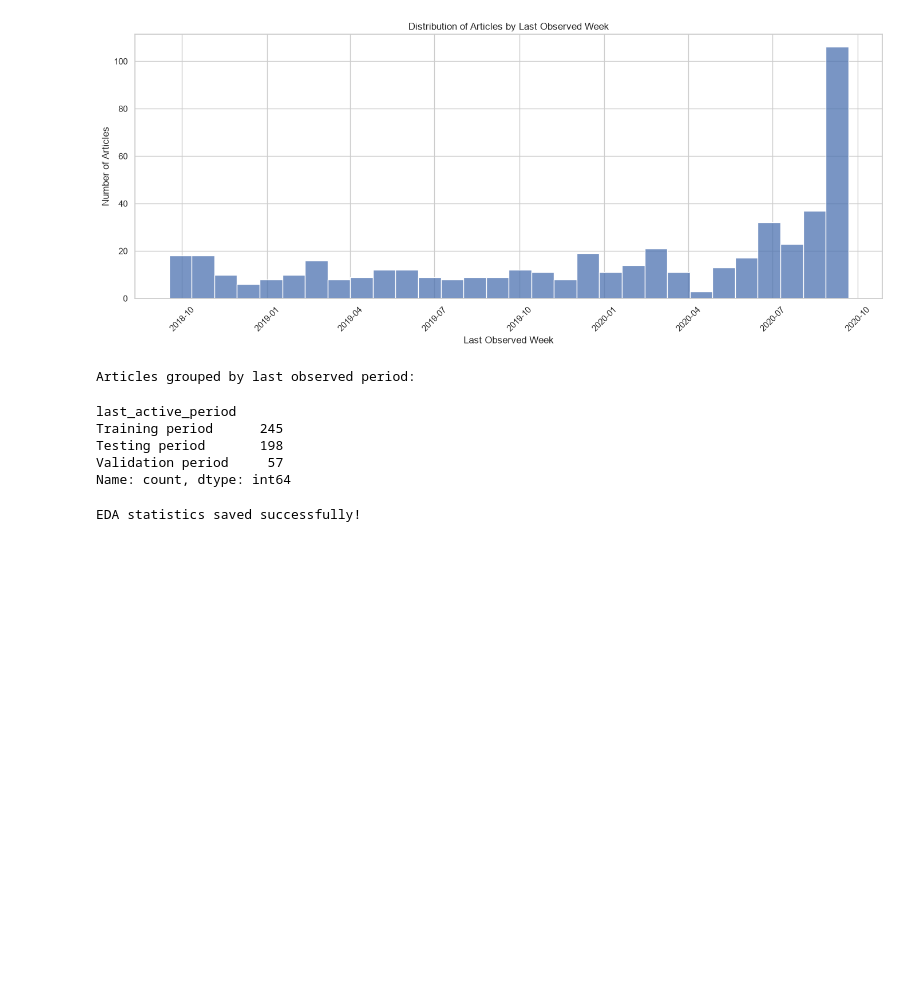
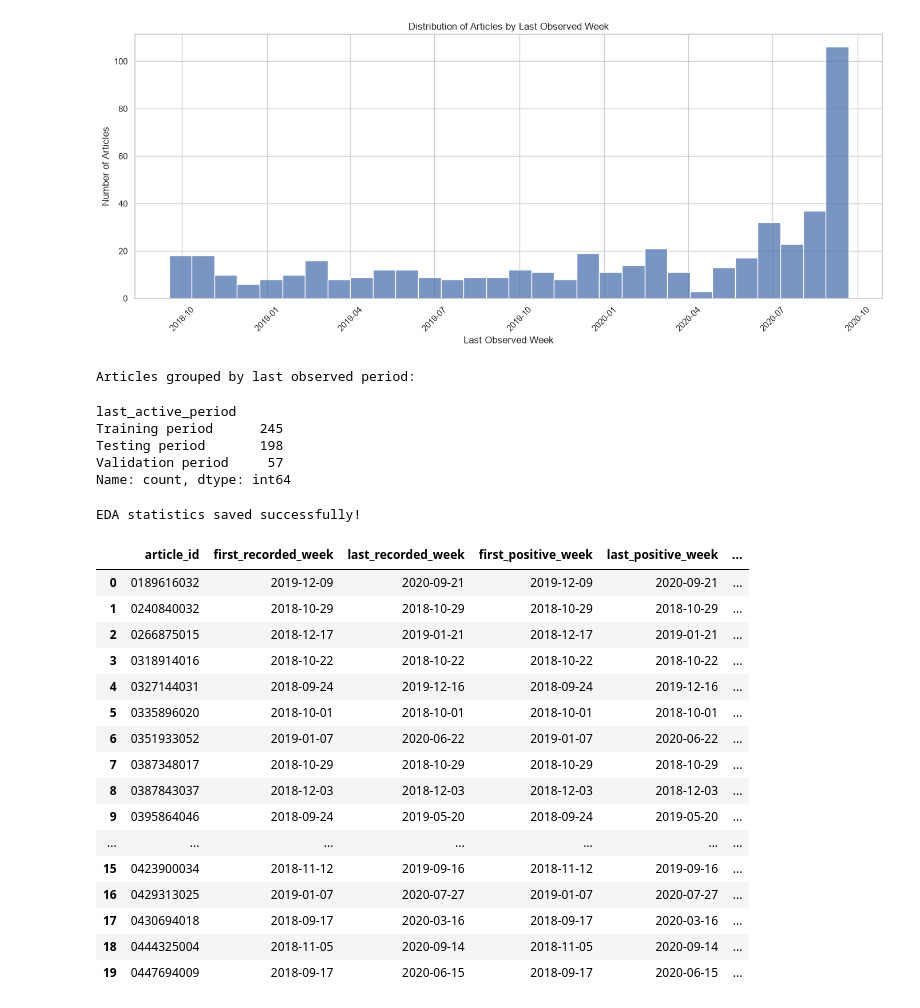
Before and after one commit to vinujih/Final-Year-Project, a Jupyter notebook: notebooks/06_EDA.ipynb, the cells around one changed output. Drawn from its saved outputs; the diff is of its cells as text; code cells hidden in the pictures; blank space fills up the shorter version.

```diff
--- a/notebooks/06_EDA.ipynb
+++ b/notebooks/06_EDA.ipynb
@@ -483,3 +483,51 @@ product_group_demand.to_csv(
 print("EDA statistics saved successfully!")
 # %% [output]
 EDA statistics saved successfully!
+# %%
+#last week with + demand
+article_activity_check = (
+    weekly_dataset
+    .groupby("article_id")
+    .agg(
+        first_recorded_week=("week_start", "min"),
+        last_recorded_week=("week_start", "max"),
+        first_positive_week=(
+            "week_start",
+            lambda x: x[
+                weekly_dataset.loc[x.index, "weekly_demand"] > 0
+            ].min()
+        ),
+        last_positive_week=(
+            "week_start",
+            lambda x: x[
+                weekly_dataset.loc[x.index, "weekly_demand"] > 0
+            ].max()
+        ),
+        total_records=("weekly_demand", "count"),
+        positive_weeks=(
+            "weekly_demand",
+            lambda x: (x > 0).sum()
+        )
+    )
+    .reset_index()
+)
+
+display(article_activity_check.head(20))
+# %% [output]
+|  | article_id | first_recorded_week | last_recorded_week | first_positive_week | last_positive_week | ... |
+| 0 | 0189616032 | 2019-12-09 | 2020-09-21 | 2019-12-09 | 2020-09-21 | ... |
+| 1 | 0240840032 | 2018-10-29 | 2018-10-29 | 2018-10-29 | 2018-10-29 | ... |
+| 2 | 0266875015 | 2018-12-17 | 2019-01-21 | 2018-12-17 | 2019-01-21 | ... |
+| 3 | 0318914016 | 2018-10-22 | 2018-10-22 | 2018-10-22 | 2018-10-22 | ... |
+| 4 | 0327144031 | 2018-09-24 | 2019-12-16 | 2018-09-24 | 2019-12-16 | ... |
+| 5 | 0335896020 | 2018-10-01 | 2018-10-01 | 2018-10-01 | 2018-10-01 | ... |
+| 6 | 0351933052 | 2019-01-07 | 2020-06-22 | 2019-01-07 | 2020-06-22 | ... |
+| 7 | 0387348017 | 2018-10-29 | 2018-10-29 | 2018-10-29 | 2018-10-29 | ... |
+| 8 | 0387843037 | 2018-12-03 | 2018-12-03 | 2018-12-03 | 2018-12-03 | ... |
+| 9 | 0395864046 | 2018-09-24 | 2019-05-20 | 2018-09-24 | 2019-05-20 | ... |
+| ... | ... | ... | ... | ... | ... | ... |
+| 15 | 0423900034 | 2018-11-12 | 2019-09-16 | 2018-11-12 | 2019-09-16 | ... |
+| 16 | 0429313025 | 2019-01-07 | 2020-07-27 | 2019-01-07 | 2020-07-27 | ... |
+| 17 | 0430694018 | 2018-09-17 | 2020-03-16 | 2018-09-17 | 2020-03-16 | ... |
+| 18 | 0444325004 | 2018-11-05 | 2020-09-14 | 2018-11-05 | 2020-09-14 | ... |
+| 19 | 0447694009 | 2018-09-17 | 2020-06-15 | 2018-09-17 | 2020-06-15 | ... |
```
Also changed, not shown: parts of 4 cells of this notebook.
